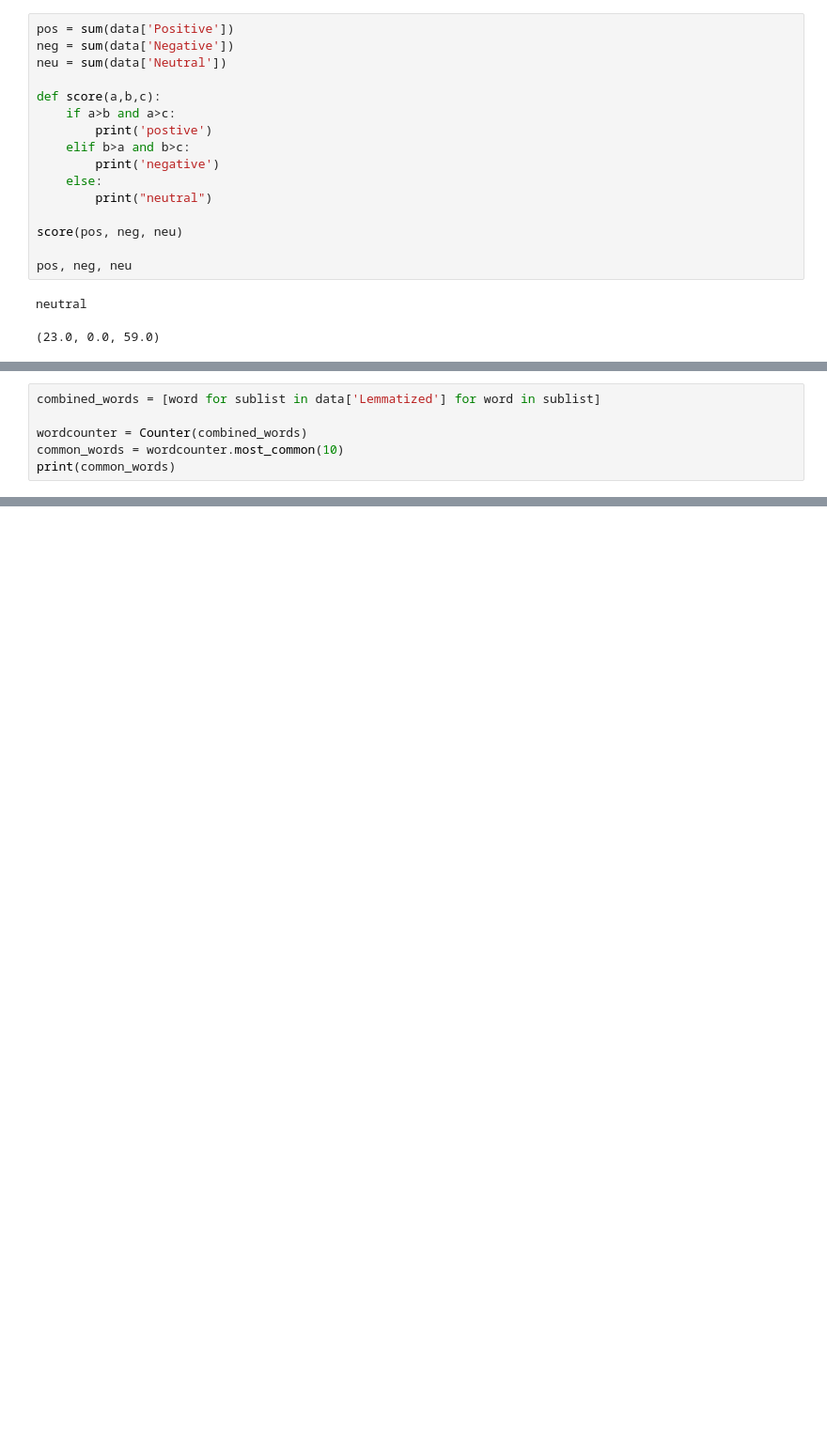
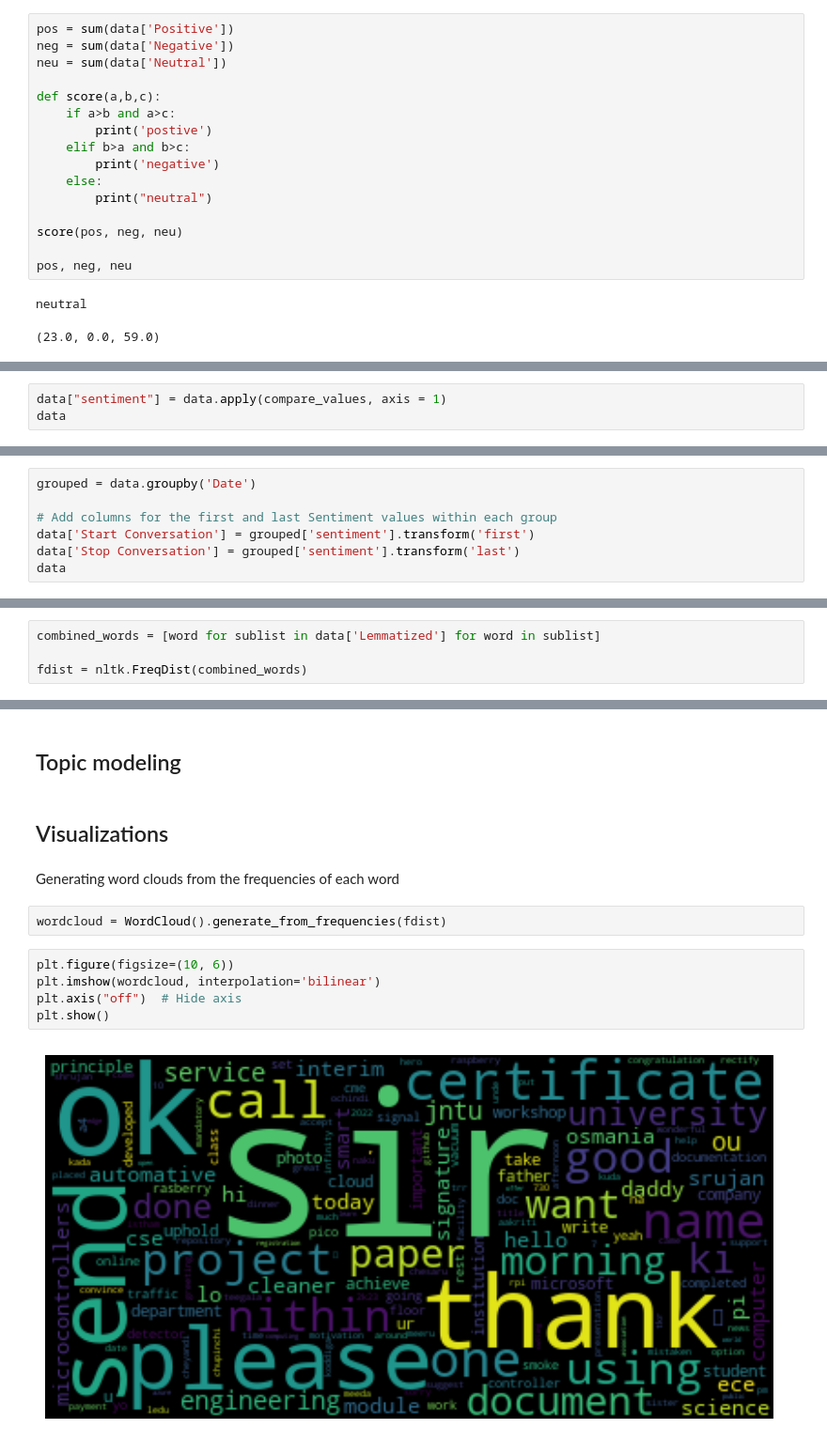
Before and after one commit to Sainithinkadarla/NLP_project, a Jupyter notebook: main.ipynb, the cells around one changed output, grey strips where cells are left out. Shown at 94% size. Drawn from its saved outputs; the diff is of its cells as text; blank space fills up the shorter version.

Commit message:
Added markdowns and staring topic modeling

```diff
--- a/main.ipynb
+++ b/main.ipynb
@@ -269,0 +221,3 @@ neutral
+# %%
+data["sentiment"] = data.apply(compare_values, axis = 1)
+data
@@ -269,0 +261,7 @@ neutral
+# %%
+grouped = data.groupby('Date')
+
+# Add columns for the first and last Sentiment values within each group
+data['Start Conversation'] = grouped['sentiment'].transform('first')
+data['Stop Conversation'] = grouped['sentiment'].transform('last')
+data
@@ -270,6 +286,4 @@ neutral
 # %%
 combined_words = [word for sublist in data['Lemmatized'] for word in sublist]
 
-wordcounter = Counter(combined_words)
-common_words = wordcounter.most_common(10)
-print(common_words)
+fdist = nltk.FreqDist(combined_words)
@@ -302,0 +301,17 @@ KeyError: "Unknown task SentimentIntensityAnalyzer, available tasks are ['audio-
+# %% [markdown]
+
+## Topic modeling
+# %% [markdown]
+
+## Visualizations
+# %% [markdown]
+Generating word clouds from the frequencies of each word
+# %%
+wordcloud = WordCloud().generate_from_frequencies(fdist)
+# %%
+plt.figure(figsize=(10, 6))
+plt.imshow(wordcloud, interpolation='bilinear')
+plt.axis("off")  # Hide axis
+plt.show()
+# %% [output]
+[figure, added]
```
Also changed, not shown: parts of 32 cells of this notebook, 1 other file.
